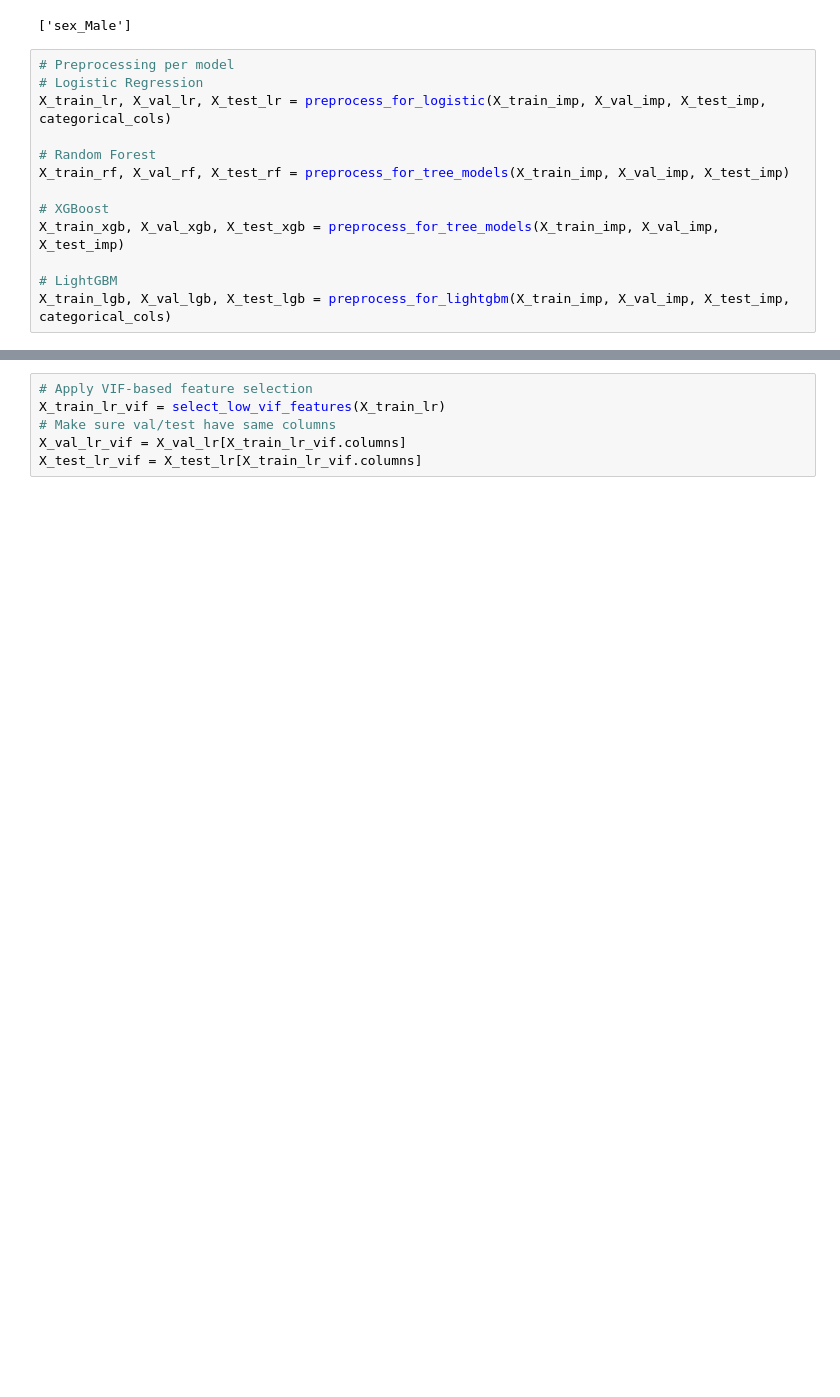
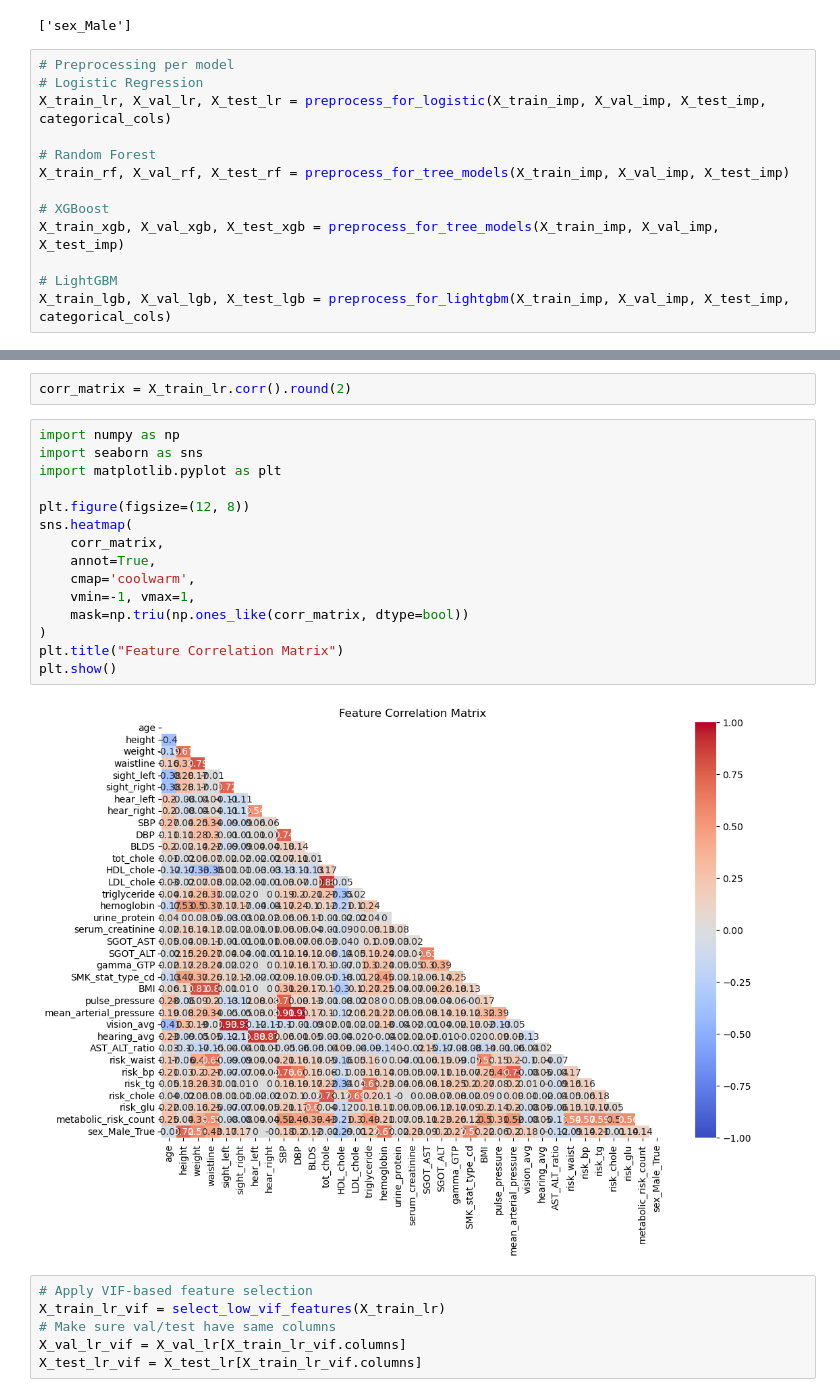
Before and after one commit to XDUZihanZhang/data-mining-project, a Jupyter notebook: notebooks/04_preprocessing.ipynb, the cells around one changed output, grey strips where cells are left out. Cells and saved outputs as stored; diff of their text form; blank space fills up the shorter version.

```diff
--- a/notebooks/04_preprocessing.ipynb
+++ b/notebooks/04_preprocessing.ipynb
@@ -206,6 +202,25 @@ y_test.to_csv(OUTPUT_DIR / 'y_test_lgb.csv', index=False)
 print("All preprocessed datasets saved successfully.")
 # %% [output]
 All preprocessed datasets saved successfully.
+# %%
+corr_matrix = X_train_lr.corr().round(2)
+# %%
+import numpy as np
+import seaborn as sns
+import matplotlib.pyplot as plt
+
+plt.figure(figsize=(12, 8))
+sns.heatmap(
+    corr_matrix,
+    annot=True,
+    cmap='coolwarm',
+    vmin=-1, vmax=1,
+    mask=np.triu(np.ones_like(corr_matrix, dtype=bool))
+)
+plt.title("Feature Correlation Matrix")
+plt.show()
+# %% [output]
+[figure, added]
 # %%
 # Apply VIF-based feature selection
 X_train_lr_vif = select_low_vif_features(X_train_lr)
```
Also changed, not shown: parts of 8 cells of this notebook, 4 other files.
